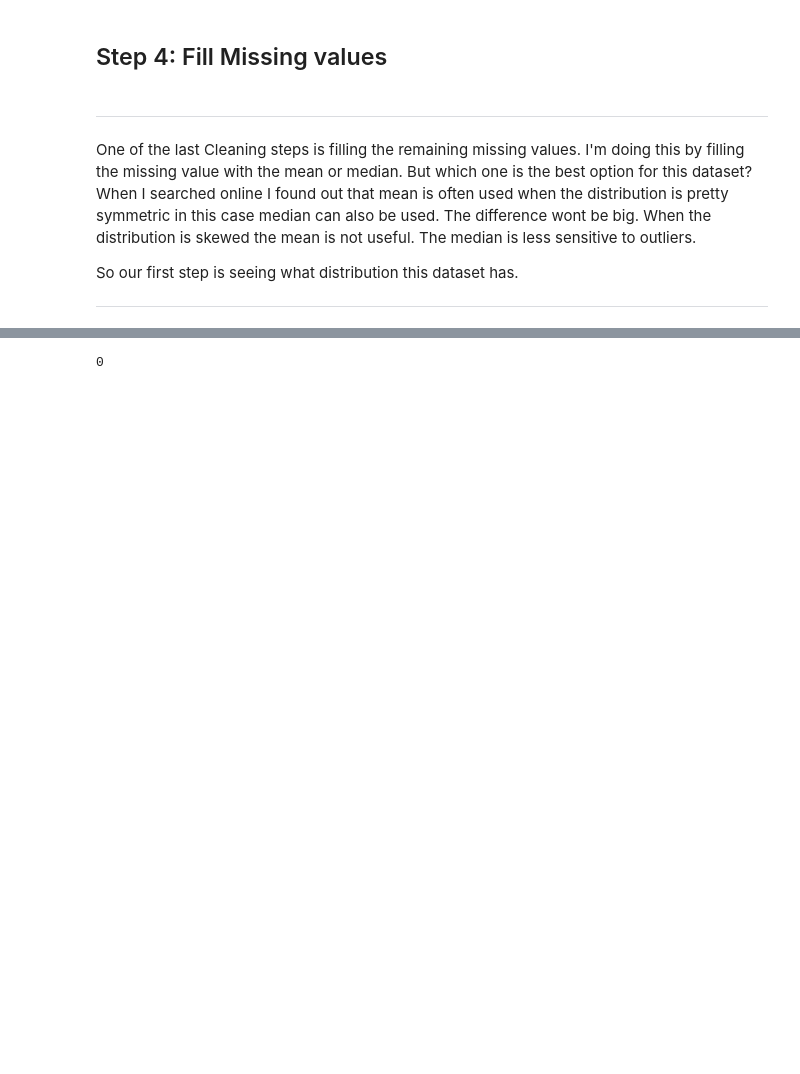
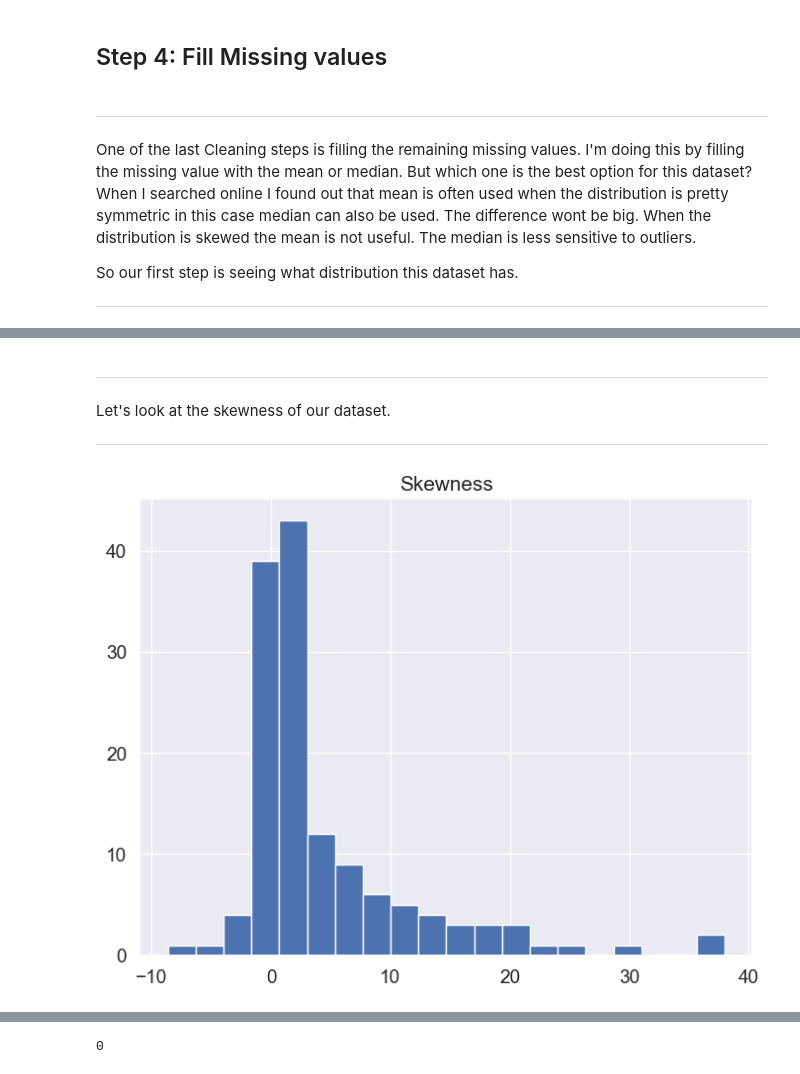
Before and after one commit to alexxtodea/DataAnalytics, a Jupyter notebook: MiniProject/Naamloos.ipynb, the cells around one changed output, grey strips where cells are left out. Saved outputs shown, nothing was run; the diff lists cells and outputs as text; code cells hidden in the pictures; blank space fills up the shorter version.

```diff
--- a/MiniProject/Naamloos.ipynb
+++ b/MiniProject/Naamloos.ipynb
@@ -201,0 +238,13 @@ from matplotlib import pyplot as plt
+# %% [markdown]
+***
+Let's look at the skewness of our dataset.
+***
+# %%
+skewness = SemiCom_correlated.skew()
+
+plt.figure(figsize=(8, 6))
+plt.hist(skewness, bins=20)
+plt.title('Skewness')
+plt.show()
+# %% [output]
+[figure, added]
```
Also changed, not shown: parts of 18 cells of this notebook.
